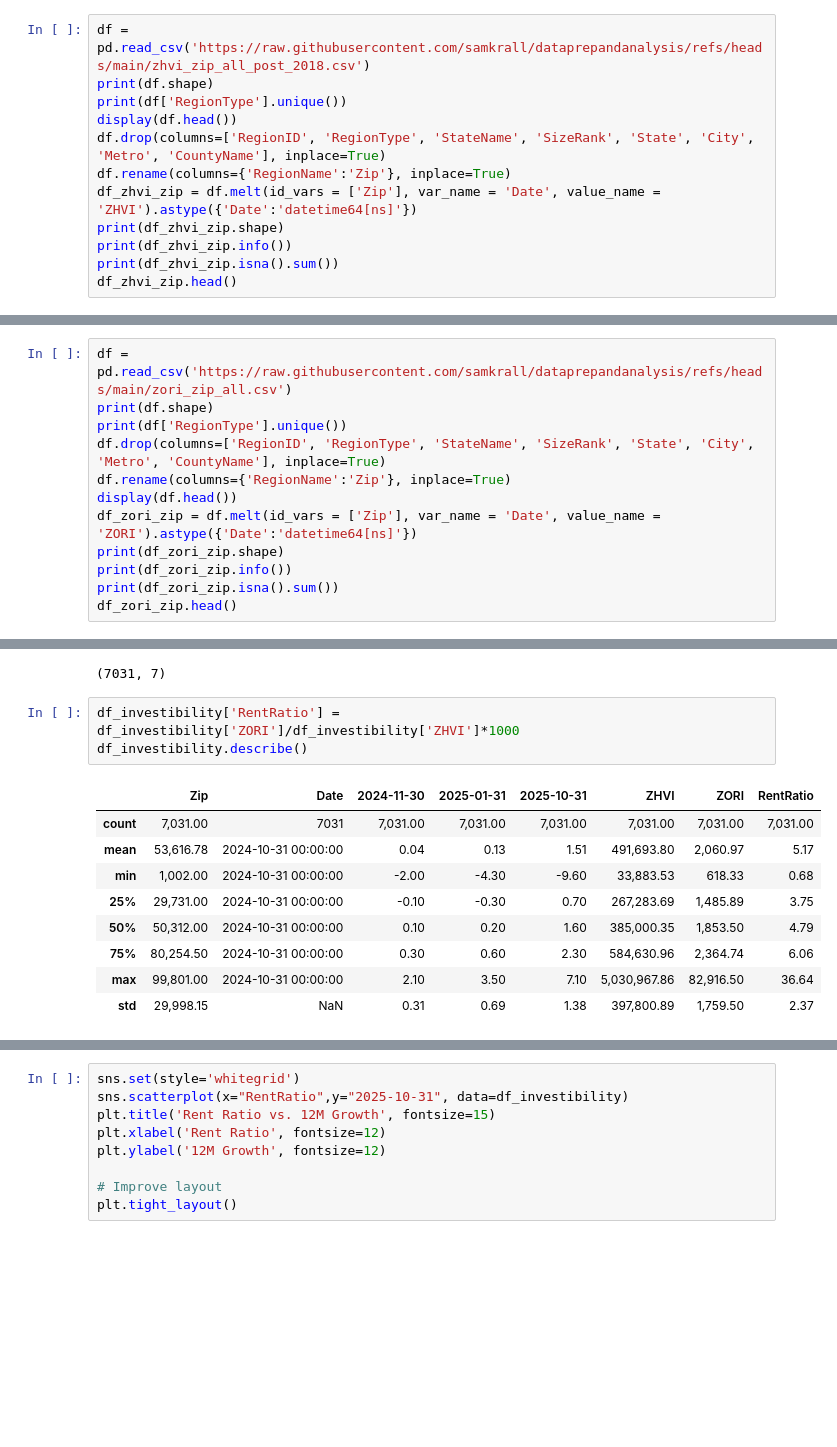
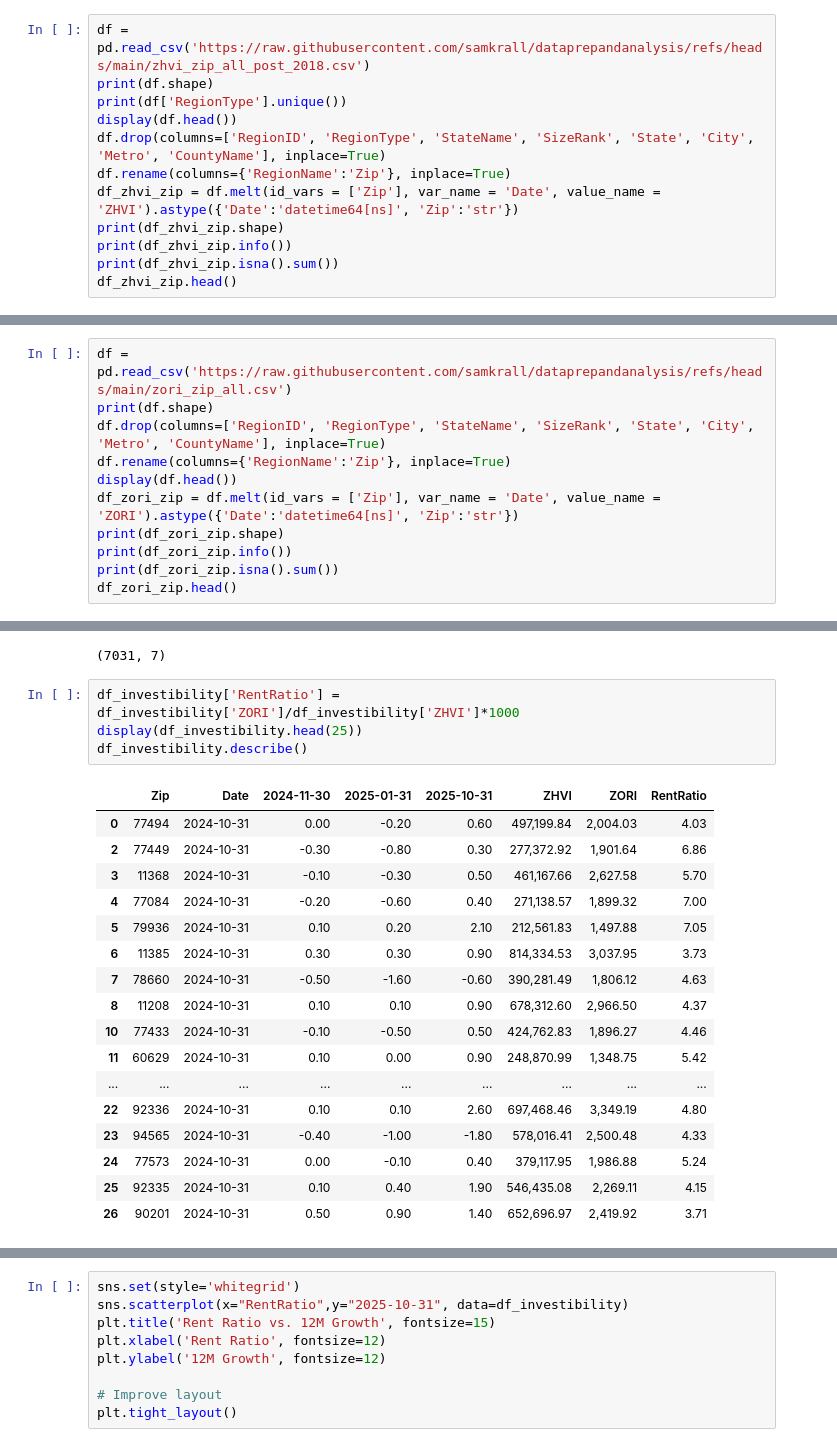
Before and after one commit to samkrall/dataprepandanalysis, a Jupyter notebook: Final_Projec_SK.ipynb, the cells around one changed output, grey strips where cells are left out. Drawn from its saved outputs; the diff is of its cells as text; blank space fills up the shorter version.

```diff
--- a/Final_Projec_SK.ipynb
+++ b/Final_Projec_SK.ipynb
@@ -747,7 +806,7 @@ print(df['RegionType'].unique())
 display(df.head())
 df.drop(columns=['RegionID', 'RegionType', 'StateName', 'SizeRank', 'State', 'City', 'Metro', 'CountyName'], inplace=True)
 df.rename(columns={'RegionName':'Zip'}, inplace=True)
-df_zhvi_zip = df.melt(id_vars = ['Zip'], var_name = 'Date', value_name = 'ZHVI').astype({'Date':'datetime64[ns]'})
+df_zhvi_zip = df.melt(id_vars = ['Zip'], var_name = 'Date', value_name = 'ZHVI').astype({'Date':'datetime64[ns]', 'Zip':'str'})
 print(df_zhvi_zip.shape)
 print(df_zhvi_zip.info())
 print(df_zhvi_zip.isna().sum())
@@ -788,11 +847,10 @@ dtype: int64
 # %%
 df = pd.read_csv('https://raw.githubusercontent.com/samkrall/dataprepandanalysis/refs/heads/main/zori_zip_all.csv')
 print(df.shape)
-print(df['RegionType'].unique())
 df.drop(columns=['RegionID', 'RegionType', 'StateName', 'SizeRank', 'State', 'City', 'Metro', 'CountyName'], inplace=True)
 df.rename(columns={'RegionName':'Zip'}, inplace=True)
 display(df.head())
-df_zori_zip = df.melt(id_vars = ['Zip'], var_name = 'Date', value_name = 'ZORI').astype({'Date':'datetime64[ns]'})
+df_zori_zip = df.melt(id_vars = ['Zip'], var_name = 'Date', value_name = 'ZORI').astype({'Date':'datetime64[ns]', 'Zip':'str'})
 print(df_zori_zip.shape)
 print(df_zori_zip.info())
 print(df_zori_zip.isna().sum())
@@ -900,14 +984,23 @@ dtype: int64
 (7031, 7)
 # %%
 df_investibility['RentRatio'] = df_investibility['ZORI']/df_investibility['ZHVI']*1000
+display(df_investibility.head(25))
 df_investibility.describe()
 # %% [output]
 |  | Zip | Date | 2024-11-30 | 2025-01-31 | 2025-10-31 | ZHVI | ZORI | RentRatio |
-| count | 7,031.00 | 7031 | 7,031.00 | 7,031.00 | 7,031.00 | 7,031.00 | 7,031.00 | 7,031.00 |
-| mean | 53,616.78 | 2024-10-31 00:00:00 | 0.04 | 0.13 | 1.51 | 491,693.80 | 2,060.97 | 5.17 |
-| min | 1,002.00 | 2024-10-31 00:00:00 | -2.00 | -4.30 | -9.60 | 33,883.53 | 618.33 | 0.68 |
-| 25% | 29,731.00 | 2024-10-31 00:00:00 | -0.10 | -0.30 | 0.70 | 267,283.69 | 1,485.89 | 3.75 |
-| 50% | 50,312.00 | 2024-10-31 00:00:00 | 0.10 | 0.20 | 1.60 | 385,000.35 | 1,853.50 | 4.79 |
-| 75% | 80,254.50 | 2024-10-31 00:00:00 | 0.30 | 0.60 | 2.30 | 584,630.96 | 2,364.74 | 6.06 |
-| max | 99,801.00 | 2024-10-31 00:00:00 | 2.10 | 3.50 | 7.10 | 5,030,967.86 | 82,916.50 | 36.64 |
-| std | 29,998.15 | NaN | 0.31 | 0.69 | 1.38 | 397,800.89 | 1,759.50 | 2.37 |
+| 0 | 77494 | 2024-10-31 | 0.00 | -0.20 | 0.60 | 497,199.84 | 2,004.03 | 4.03 |
+| 2 | 77449 | 2024-10-31 | -0.30 | -0.80 | 0.30 | 277,372.92 | 1,901.64 | 6.86 |
+| 3 | 11368 | 2024-10-31 | -0.10 | -0.30 | 0.50 | 461,167.66 | 2,627.58 | 5.70 |
+| 4 | 77084 | 2024-10-31 | -0.20 | -0.60 | 0.40 | 271,138.57 | 1,899.32 | 7.00 |
+| 5 | 79936 | 2024-10-31 | 0.10 | 0.20 | 2.10 | 212,561.83 | 1,497.88 | 7.05 |
+| 6 | 11385 | 2024-10-31 | 0.30 | 0.30 | 0.90 | 814,334.53 | 3,037.95 | 3.73 |
+| 7 | 78660 | 2024-10-31 | -0.50 | -1.60 | -0.60 | 390,281.49 | 1,806.12 | 4.63 |
+| 8 | 11208 | 2024-10-31 | 0.10 | 0.10 | 0.90 | 678,312.60 | 2,966.50 | 4.37 |
+| 10 | 77433 | 2024-10-31 | -0.10 | -0.50 | 0.50 | 424,762.83 | 1,896.27 | 4.46 |
+| 11 | 60629 | 2024-10-31 | 0.10 | 0.00 | 0.90 | 248,870.99 | 1,348.75 | 5.42 |
+| ... | ... | ... | ... | ... | ... | ... | ... | ... |
+| 22 | 92336 | 2024-10-31 | 0.10 | 0.10 | 2.60 | 697,468.46 | 3,349.19 | 4.80 |
+| 23 | 94565 | 2024-10-31 | -0.40 | -1.00 | -1.80 | 578,016.41 | 2,500.48 | 4.33 |
+| 24 | 77573 | 2024-10-31 | 0.00 | -0.10 | 0.40 | 379,117.95 | 1,986.88 | 5.24 |
+| 25 | 92335 | 2024-10-31 | 0.10 | 0.40 | 1.90 | 546,435.08 | 2,269.11 | 4.15 |
+| 26 | 90201 | 2024-10-31 | 0.50 | 0.90 | 1.40 | 652,696.97 | 2,419.92 | 3.71 |
```
Also changed, not shown: parts of 18 cells of this notebook.
